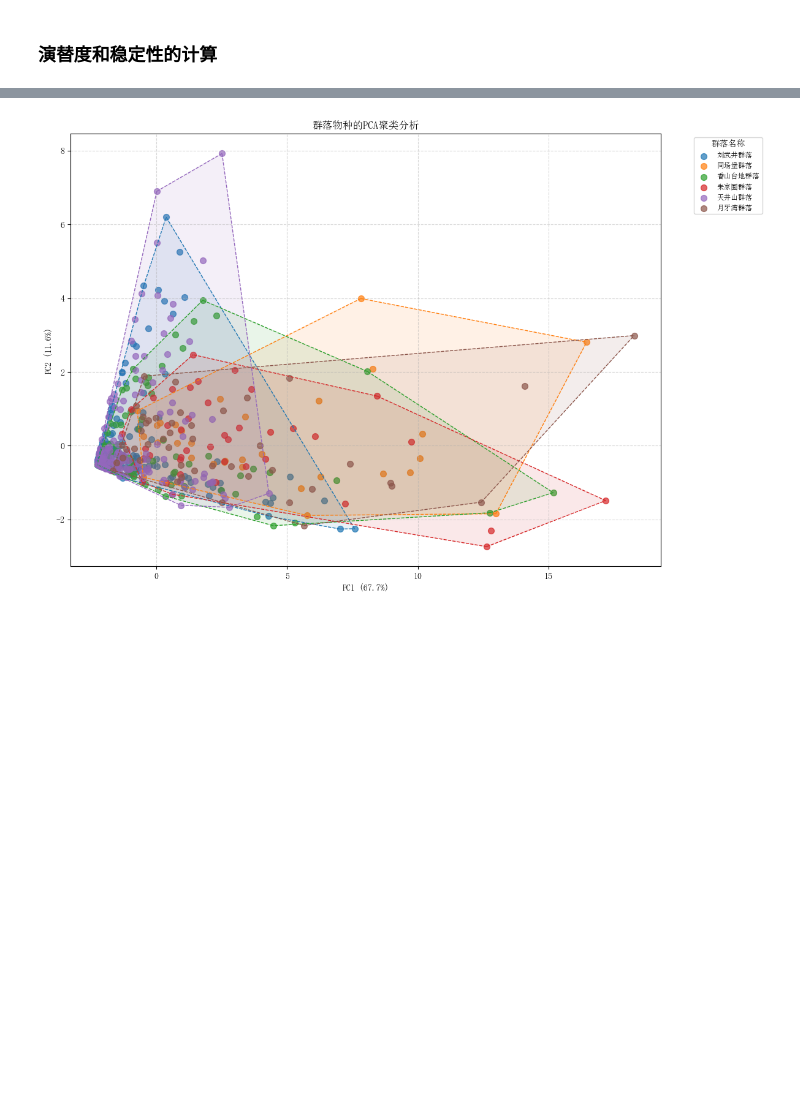
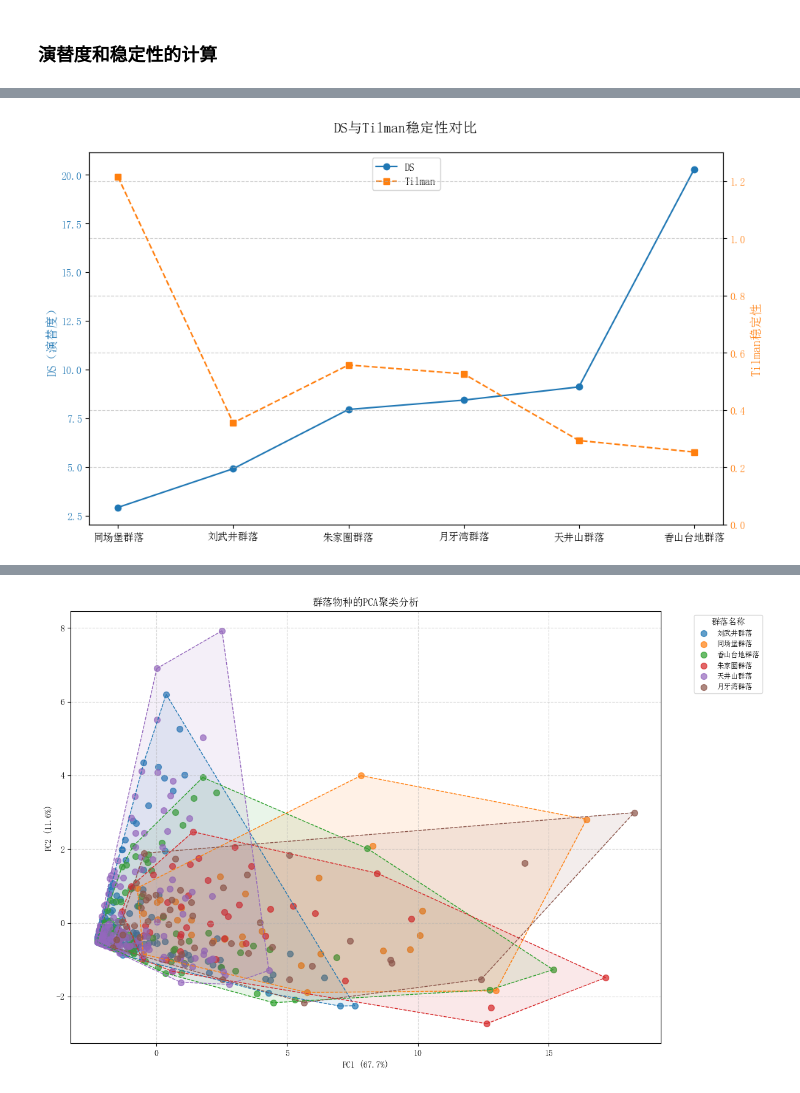
Before and after one commit to An-Ordinary-Man/The-process-record-of-learning-bioinformatics, a Jupyter notebook: PCA_for_plant_community/PCA.ipynb, the cells around one changed output, grey strips where cells are left out. Saved outputs shown, nothing was run; the diff lists cells and outputs as text; code cells hidden in the pictures; blank space fills up the shorter version.

```diff
--- a/PCA_for_plant_community/PCA.ipynb
+++ b/PCA_for_plant_community/PCA.ipynb
@@ -301,7 +314,7 @@ def var_stability(df):
     返回:稳定性指数
     """
     var = df['干重(g/m2)'].var()
-    return 100 / var
+    return 1 / var
 
 var_lwj = var_stability(lwj_lifestyle)
 var_xstd = var_stability(xstd_lifestyle)
@@ -310,5 +323,7 @@ var_tcb = var_stability(tcb_lifestyle)
 var_yyw = var_stability(yyw_lifestyle)
 var_zjq = var_stability(zjq_lifestyle)
 
-print(f"{var_lwj:.4f}, {var_tcb:.4f}, {var_tjs:.4f}, {var_xstd:.4f}, {var_yyw:.4f}, {var_zjq:.4f}")
+print('方差稳定性常数:')
+print(
+    f"刘武井群落：{var_lwj:.4f}, \n同场堡群落：{var_tcb:.4f}, \n天井山群落：{var_tjs:.4f}, \n香山台地群落：{var_xstd:.4f}, \n月牙湾群落：{var_yyw:.4f}, \n朱家圈群落：{var_zjq:.4f}")
 # %% [output]
@@ -315,0 +337,7 @@ print(f"{var_lwj:.4f}, {var_tcb:.4f}, {var_tjs:.4f}, {var_xstd:.4f}, {var_yyw:.4
+# %%
+df = pd.DataFrame({
+    "DS": [ds_lwj, ds_tjs, ds_xstd, ds_tcb, ds_yyw, ds_zjq],
+    "Tilman": [tilman_lwj, tilman_tjs, tilman_xstd, tilman_tcb, tilman_yyw, tilman_zjq],
+    "VIS": [var_lwj, var_tjs, var_xstd, var_tcb, var_yyw, var_zjq],
+}, index=['刘武井群落', '天井山群落', '香山台地群落', '同场堡群落', '月牙湾群落', '朱家圈群落'])
+df
@@ -316,3 +352,42 @@ print(f"{var_lwj:.4f}, {var_tcb:.4f}, {var_tjs:.4f}, {var_xstd:.4f}, {var_yyw:.4
+# %%
+# 交给AI
+import matplotlib.pyplot as plt
+
+# 按DS列从小到大排序
+df_sorted = df.sort_values(by="DS").reset_index(drop=True)
+
+# 创建画布和主坐标轴
+fig, ax1 = plt.subplots(figsize=(10, 6))
+
+# 绘制DS折线图（主Y轴）
+ax1.plot(df_sorted["群落名称"], df_sorted["DS"],
+         marker="o", linestyle="-", color="#1f77b4", label="DS")
+# ax1.set_xlabel("群落名称（按DS排序）", fontsize=12)
+ax1.set_ylabel("DS（演替度）", fontsize=12, color="#1f77b4")
+ax1.tick_params(axis="y", labelcolor="#1f77b4")
+
+# 创建次坐标轴（用于Tilman，调整间距）
+ax2 = ax1.twinx()
+ax2.plot(df_sorted["群落名称"], df_sorted["Tilman"],
+         marker="s", linestyle="--", color="#ff7f0e", label="Tilman")
+ax2.set_ylabel("Tilman稳定性", fontsize=12, color="#ff7f0e")
+ax2.tick_params(axis="y", labelcolor="#ff7f0e")
+
+# 调整Tilman纵轴范围（使变化趋势更明显）
+ax2.set_ylim(0, 1.3)  # 根据数据范围手动设置
+
+# 添加图例和标题
+lines1, labels1 = ax1.get_legend_handles_labels()
+lines2, labels2 = ax2.get_legend_handles_labels()
+ax1.legend(lines1 + lines2, labels1 + labels2, loc="upper center")
+
+plt.title("DS与Tilman稳定性对比", fontsize=14, pad=20)
+plt.xticks(rotation=45)
+plt.grid(True, linestyle="--", alpha=0.6)
+plt.tight_layout()
+plt.show()
+# %% [output]
+[figure, added]
 # %%
 # pd.set_option('display.max_rows', 110)
 pd.reset_option('display.max_rows')
```
Also changed, not shown: parts of 7 cells of this notebook.
